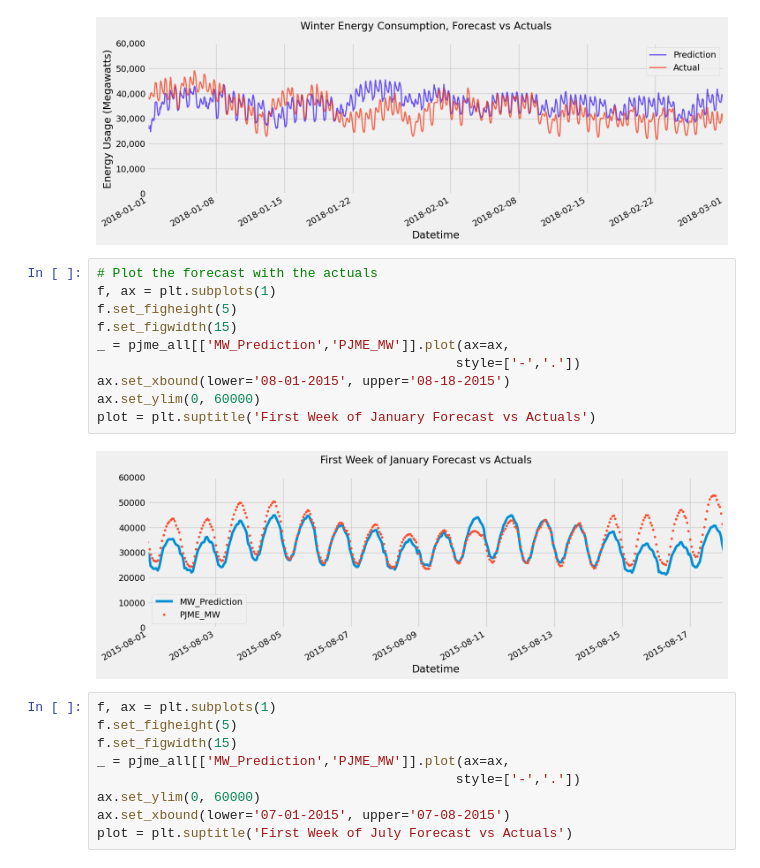
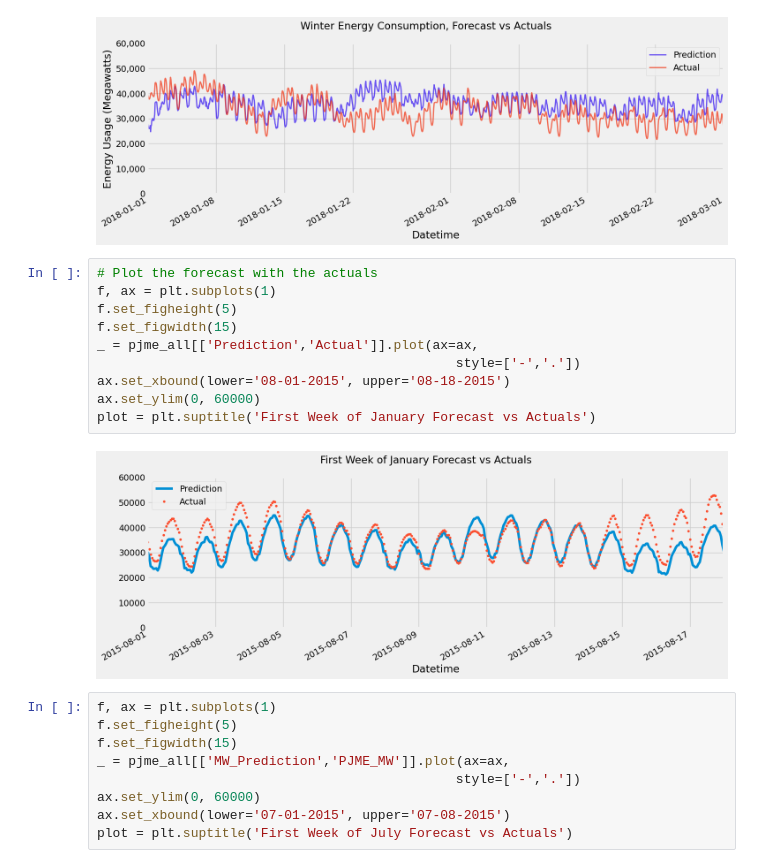
Before and after one commit to TrevorKap/ProjectRecreation, a Jupyter notebook: Energy_Consumption_Model/EnergyConsumption.ipynb, the cells around one changed output. Drawn from its saved outputs; the diff is of its cells as text.

```diff
--- a/Energy_Consumption_Model/EnergyConsumption.ipynb
+++ b/Energy_Consumption_Model/EnergyConsumption.ipynb
@@ -165,15 +165,15 @@ plt.show()
 # %%
 # Plot the forecast with the actuals
 f, ax = plt.subplots(1)
 f.set_figheight(5)
 f.set_figwidth(15)
-_ = pjme_all[['MW_Prediction','PJME_MW']].plot(ax=ax,
+_ = pjme_all[['Prediction','Actual']].plot(ax=ax,
                                               style=['-','.'])
 ax.set_xbound(lower='08-01-2015', upper='08-18-2015')
 ax.set_ylim(0, 60000)
 plot = plt.suptitle('First Week of January Forecast vs Actuals')
 # %% [output]
-[figure, old version]
+[figure, new version]
 # %%
 f, ax = plt.subplots(1)
 f.set_figheight(5)
```
Also changed, not shown: parts of 2 cells of this notebook.
